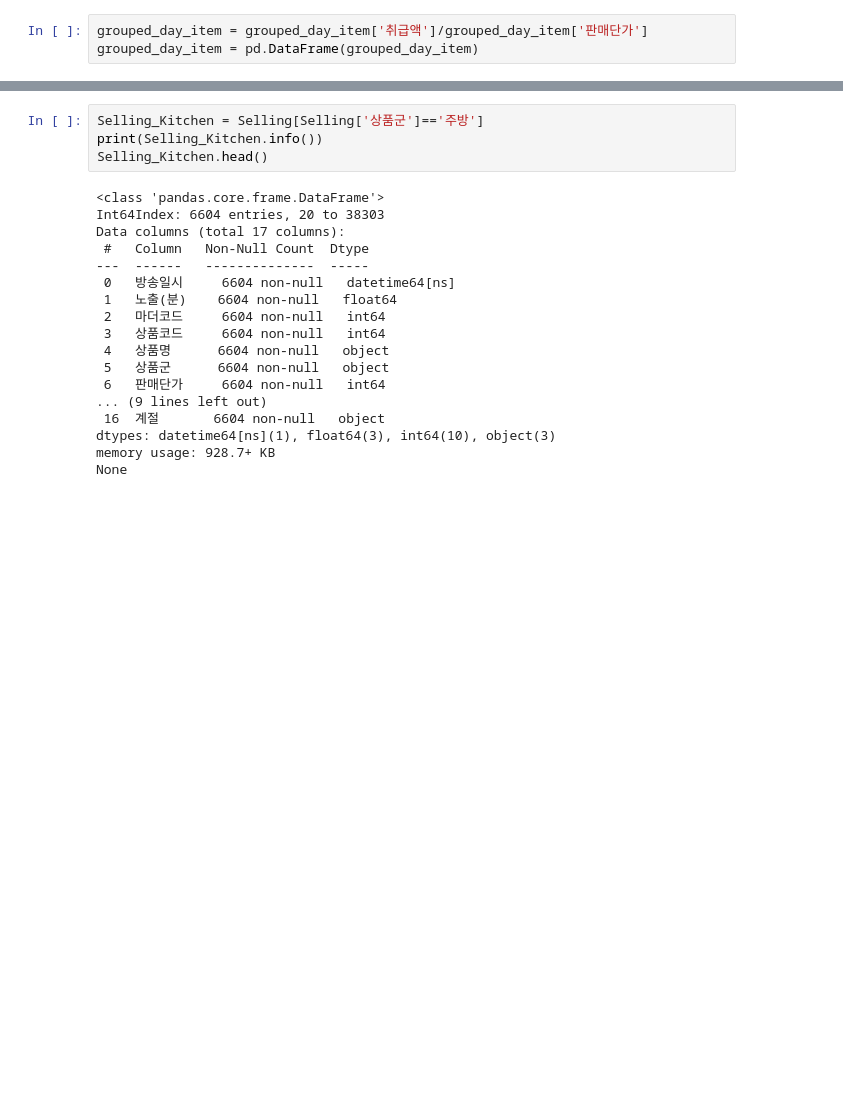
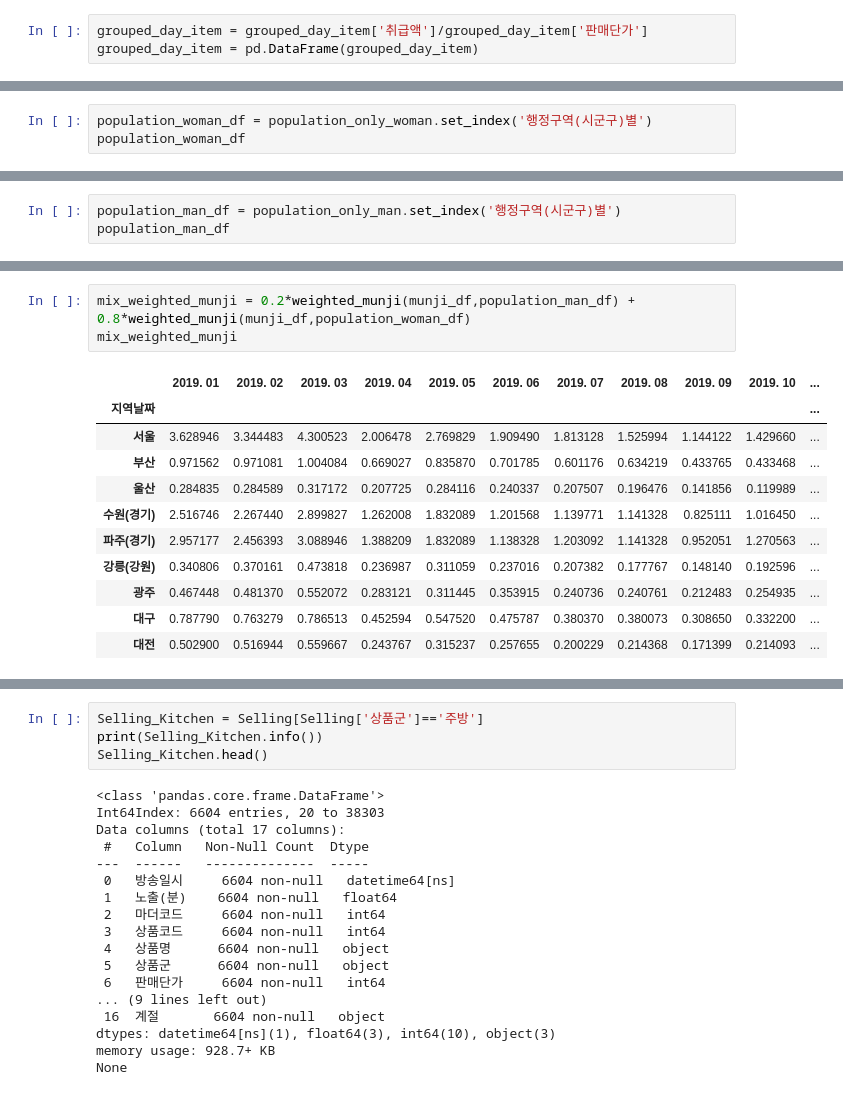
Before and after one commit to Hyerim0203/BigPyson, a Jupyter notebook: BigCon1.ipynb, the cells around one changed output, grey strips where cells are left out. Saved outputs shown, nothing was run; the diff lists cells and outputs as text; blank space fills up the shorter version.

```diff
--- a/BigCon1.ipynb
+++ b/BigCon1.ipynb
@@ -709,0 +645,3 @@ grouped_day_item = pd.DataFrame(grouped_day_item)
+# %%
+population_woman_df = population_only_woman.set_index('행정구역(시군구)별')
+population_woman_df
@@ -709,0 +742,3 @@ grouped_day_item = pd.DataFrame(grouped_day_item)
+# %%
+population_man_df = population_only_man.set_index('행정구역(시군구)별')
+population_man_df
@@ -709,0 +757,15 @@ grouped_day_item = pd.DataFrame(grouped_day_item)
+# %%
+mix_weighted_munji = 0.2*weighted_munji(munji_df,population_man_df) + 0.8*weighted_munji(munji_df,population_woman_df)
+mix_weighted_munji
+# %% [output]
+|  | 2019. 01 | 2019. 02 | 2019. 03 | 2019. 04 | 2019. 05 | 2019. 06 | 2019. 07 | 2019. 08 | 2019. 09 | 2019. 10 | ... |
+| 지역날짜 |  |  |  |  |  |  |  |  |  |  | ... |
+| 서울 | 3.628946 | 3.344483 | 4.300523 | 2.006478 | 2.769829 | 1.909490 | 1.813128 | 1.525994 | 1.144122 | 1.429660 | ... |
+| 부산 | 0.971562 | 0.971081 | 1.004084 | 0.669027 | 0.835870 | 0.701785 | 0.601176 | 0.634219 | 0.433765 | 0.433468 | ... |
+| 울산 | 0.284835 | 0.284589 | 0.317172 | 0.207725 | 0.284116 | 0.240337 | 0.207507 | 0.196476 | 0.141856 | 0.119989 | ... |
+| 수원(경기) | 2.516746 | 2.267440 | 2.899827 | 1.262008 | 1.832089 | 1.201568 | 1.139771 | 1.141328 | 0.825111 | 1.016450 | ... |
+| 파주(경기) | 2.957177 | 2.456393 | 3.088946 | 1.388209 | 1.832089 | 1.138328 | 1.203092 | 1.141328 | 0.952051 | 1.270563 | ... |
+| 강릉(강원) | 0.340806 | 0.370161 | 0.473818 | 0.236987 | 0.311059 | 0.237016 | 0.207382 | 0.177767 | 0.148140 | 0.192596 | ... |
+| 광주 | 0.467448 | 0.481370 | 0.552072 | 0.283121 | 0.311445 | 0.353915 | 0.240736 | 0.240761 | 0.212483 | 0.254935 | ... |
+| 대구 | 0.787790 | 0.763279 | 0.786513 | 0.452594 | 0.547520 | 0.475787 | 0.380370 | 0.380073 | 0.308650 | 0.332200 | ... |
+| 대전 | 0.502900 | 0.516944 | 0.559667 | 0.243767 | 0.315237 | 0.257655 | 0.200229 | 0.214368 | 0.171399 | 0.214093 | ... |
```
Also changed, not shown: parts of 80 cells of this notebook.
